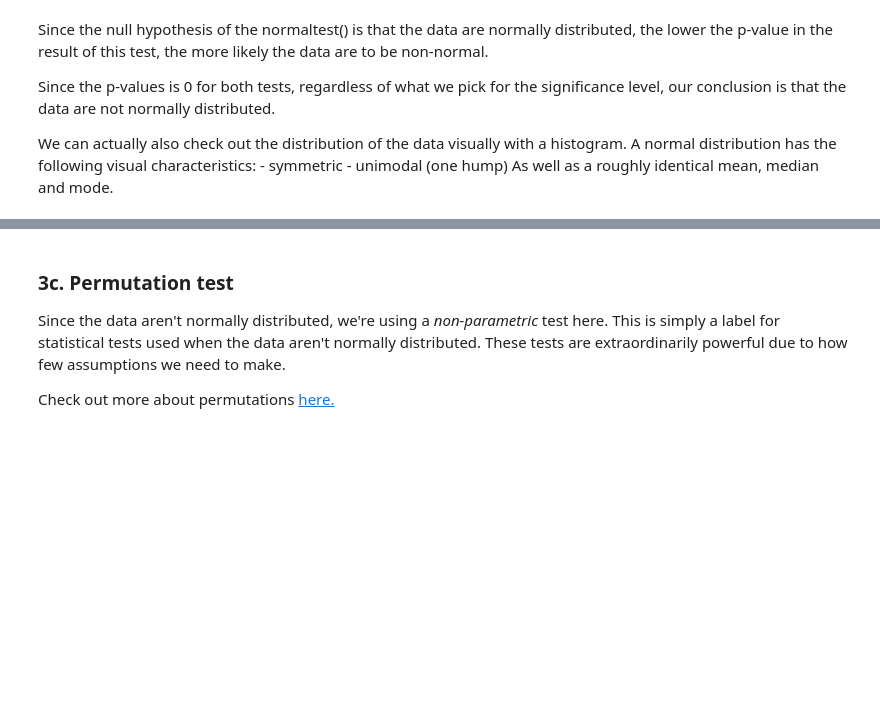
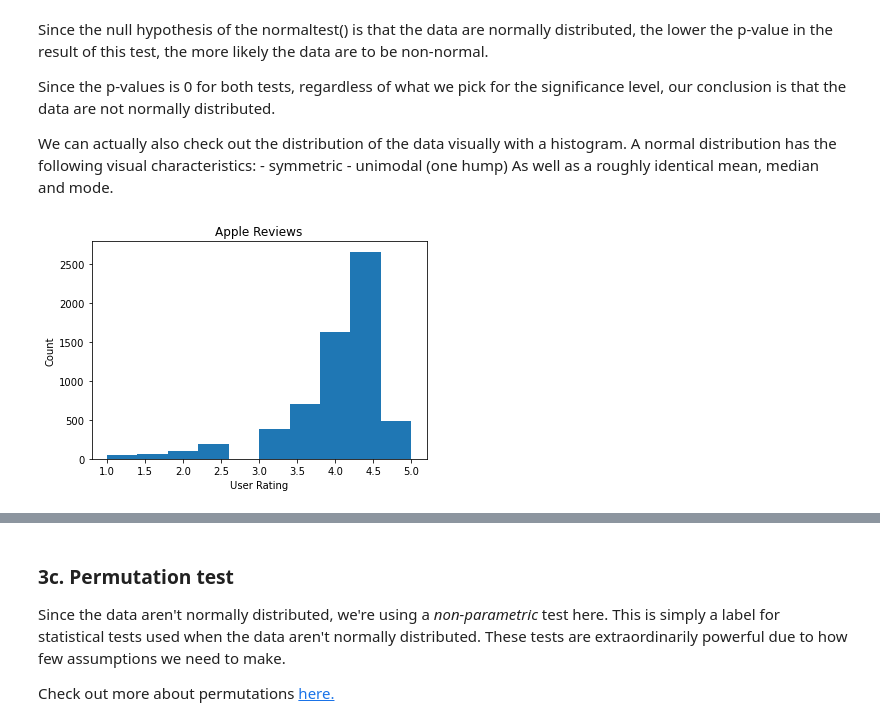
Before and after one commit to mkars01/Springboard, a Jupyter notebook: Case Study - Integrating Apps/Springboard Apps project - Tier 3 - Complete.ipynb, the cells around one changed output, grey strips where cells are left out. Cells and saved outputs as stored; diff of their text form; code cells hidden in the pictures; blank space fills up the shorter version.

```diff
--- a/Case Study - Integrating Apps/Springboard Apps project - Tier 3 - Complete.ipynb
+++ b/Case Study - Integrating Apps/Springboard Apps project - Tier 3 - Complete.ipynb
@@ -309,7 +418,8 @@ There are many different statistical tests, all with different assumptions. You'
 # %%
 # Create a subset of the column 'Rating' by the different platforms.
 # Call the subsets 'apple' and 'google'
-_ _ _
+apple = df[df['platform'] == 'apple']['Rating']
+google = df[df['platform'] == 'google']['Rating']
 # %%
 # Using the stats.normaltest() method, get an indication of whether the apple data are normally distributed
 # Save the result in a variable called apple_normal, and print it out
@@ -328,6 +444,12 @@ We can actually also check out the distribution of the data visually with a hist
 As well as a roughly identical mean, median and mode.
 # %%
 # Create a histogram of the apple reviews distribution
-_ _ _
+_ = plt.hist(apple, bins=10)
+_ = plt.xlabel('User Rating')
+_ = plt.ylabel('Count')
+_ = plt.title('Apple Reviews')
+plt.show()
+# %% [output]
+[figure, added]
 # %%
 # Create a histogram of the google data
```
Also changed, not shown: parts of 24 cells of this notebook, 1 other file.
